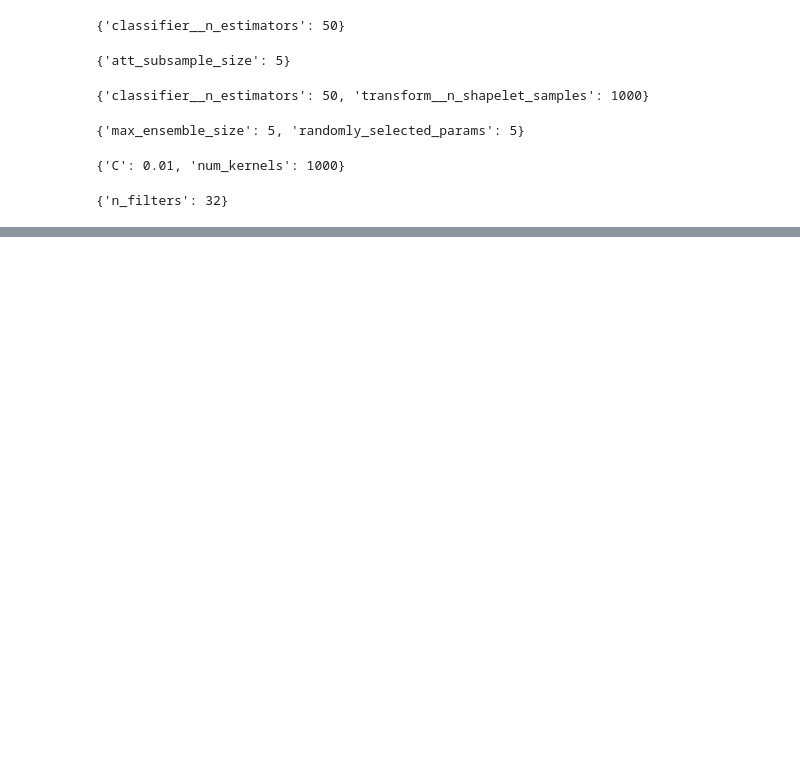
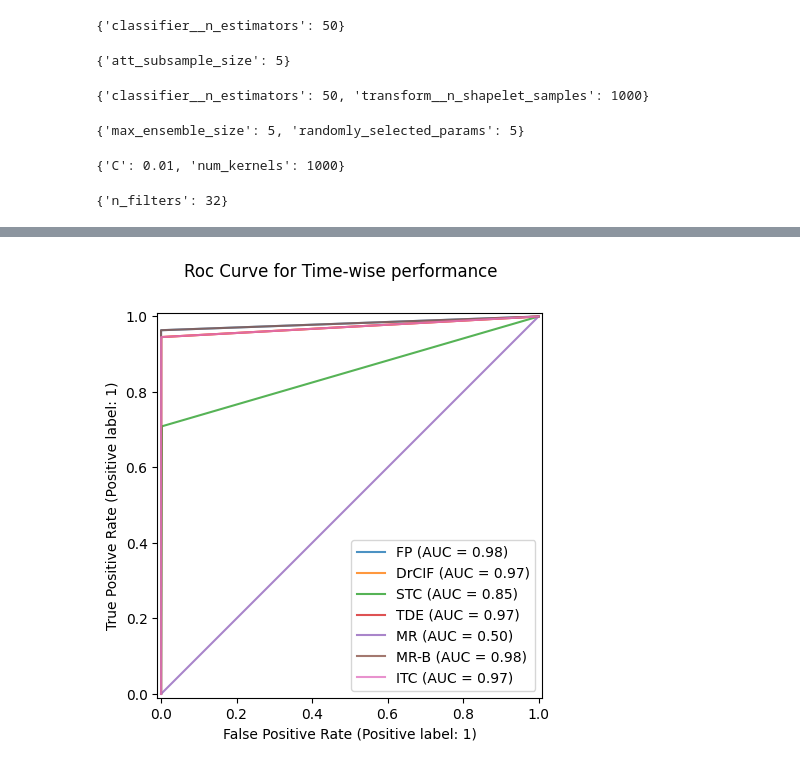
Before and after one commit to Tinus1424/thesis, a Jupyter notebook: main.ipynb, the cells around one changed output, grey strips where cells are left out. Saved outputs shown, nothing was run; the diff lists cells and outputs as text; code cells hidden in the pictures; blank space fills up the shorter version.

```diff
--- a/main.ipynb
+++ b/main.ipynb
@@ -343,0 +375,15 @@ results_recall
+# %%
+fig, ax = plt.subplots(figsize = (7, 5))
+fig.suptitle("Roc Curve for Time-wise performance")
+test_fp["model_display"][1].plot(ax = ax, alpha = 0.8, name = "FP")
+test_drcif["model_display"][1].plot(ax = ax, alpha = 0.8, name = "DrCIF")
+test_stc["model_display"][1].plot(ax = ax, alpha = 0.8, name = "STC")
+test_tde["model_display"][1].plot(ax = ax, alpha = 0.8, name = "TDE")
+test_mr["model_display"][1].plot(ax = ax, alpha = 0.8, name = "MR")
+test_mr_baseline["model_display"][1].plot(ax = ax, alpha = 0.8, name = "MR-B")
+test_itc["model_display"][1].plot(ax = ax, alpha = 0.8, name = "ITC")
+plt.show()
+
+fig.savefig("plots/roccurvetime.pdf")
+# %% [output]
+[figure, added]
```
Also changed, not shown: parts of 21 cells of this notebook, 24 other files.
